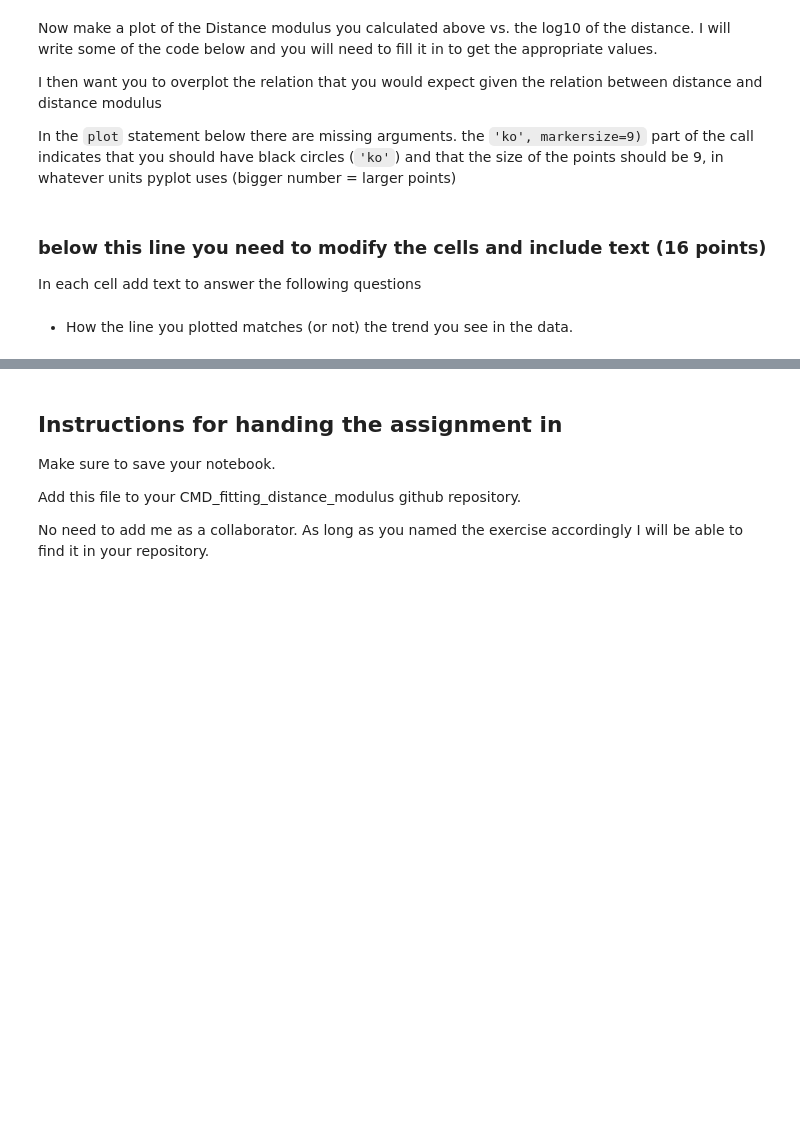
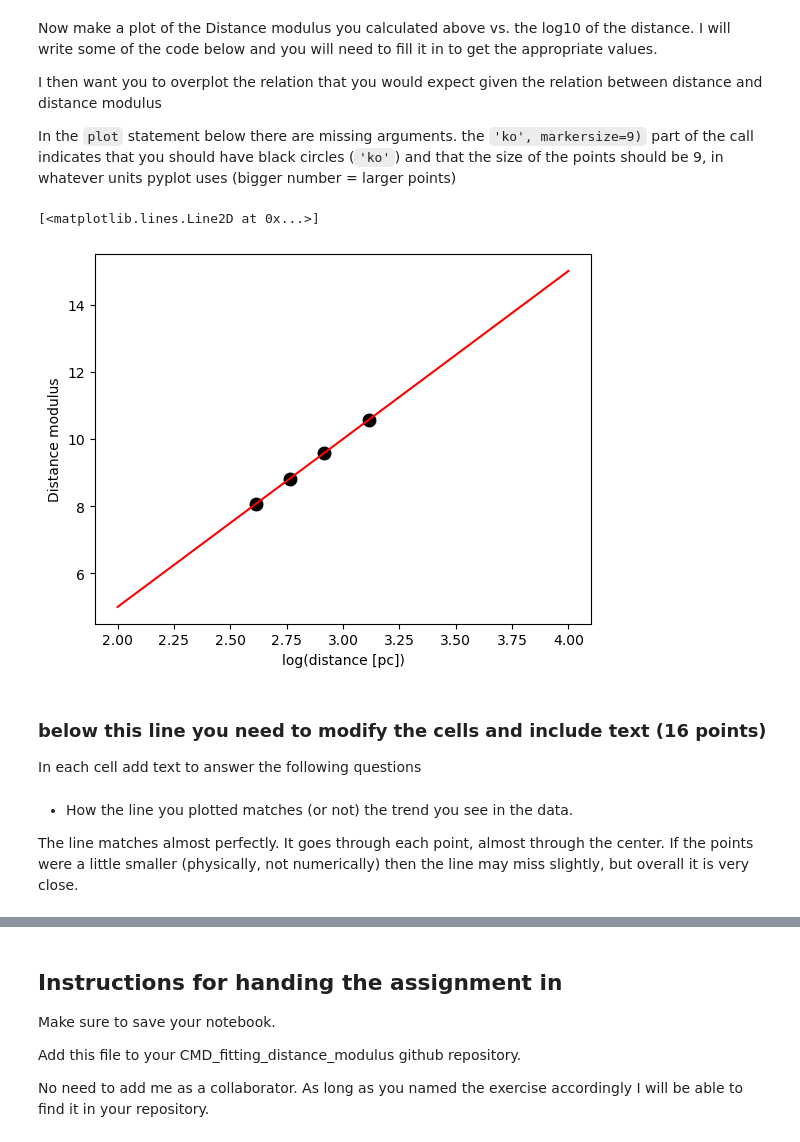
Before and after one commit to OZafuta/CMD_distmod_student, a Jupyter notebook: cluster_plot_student.ipynb, the cells around one changed output, grey strips where cells are left out. Saved outputs shown, nothing was run; the diff lists cells and outputs as text; code cells hidden in the pictures; blank space fills up the shorter version.

```diff
--- a/cluster_plot_student.ipynb
+++ b/cluster_plot_student.ipynb
@@ -159,7 +159,7 @@ dist_ratios = np.array([dist_ratio_m34, dist_ratio_m36, dist_ratio_ngc6231, dist
 
 #write an expression to calculate the distance to each cluster
 dist_pleiades = 130.0
-dists =
+dists = dist_ratios * dist_pleiades
 
 print("Distance for M 34 = ", dists[0], " pc")
 print("Distance for M 36 = ", dists[1], " pc")
@@ -168,7 +168,7 @@ print("Distance for NGC 3293 = ", dists[3], " pc")
 print()
 
 #write an expression to derive the distance modulus from the distance ratio or distance
-dist_mods =
+dist_mods = 5 * np.log10(dists) - 5
 
 print("Distance Modulus for M 34 = ", dist_mods[0])
 print("Distance Modulus for M 36 = ", dist_mods[1])
@@ -183,31 +193,36 @@ In the `plot` statement below there are missing arguments.  the `'ko', markersiz
 # %%
 #You will need to make an array that contains the log of the distances
 
 #### Write code here
-logdist =
+logdist = np.log10(dists)
 
 #now complete this plot statement to plot the log of the distance vs. the distance modulus.
-plt.plot( ,'ko', markersize=9)
+plt.plot(logdist , dist_mods ,'ko', markersize=9)
 plt.xlabel('log(distance [pc])')
 plt.ylabel('Distance modulus')
 
 # here you will need to draw a line on your plot that shows the prediction
 #of the distance modulus given the distance.
 #these are the two x-points of your line, in log distance
 logdistpred = np.array([2,4])
 
 # write down the function that turns logdistpred into the distance modulus
 #
-dmpred =
+dmpred = 5 * logdistpred - 5
 
 #plot this line on the previous plot
 #the 'r-' indicates a red line
 plt.plot(logdistpred, dmpred, 'r-')
+# %% [output]
+[<matplotlib.lines.Line2D at 0x...>]
+[figure, added]
 # %% [markdown]
 ### below this line you need to modify the cells and include text  (16 points)
 
 In each cell add text to answer the following questions
 # %% [markdown]
 - How the line you plotted matches (or not) the trend you see in the data.
+
+The line matches almost perfectly. It goes through each point, almost through the center. If the points were a little smaller (physically, not numerically) then the line may miss slightly, but overall it is very close.
 # %% [markdown]
 - Why do more distant clusters have more stars? Note that I used parallaxes to make a cut of roughly 30% in distance around each cluster.  This means I took the mean distance of the cluster and took stars between 70\% and 130\% of that distance.
```
Also changed, not shown: parts of 5 cells of this notebook.
